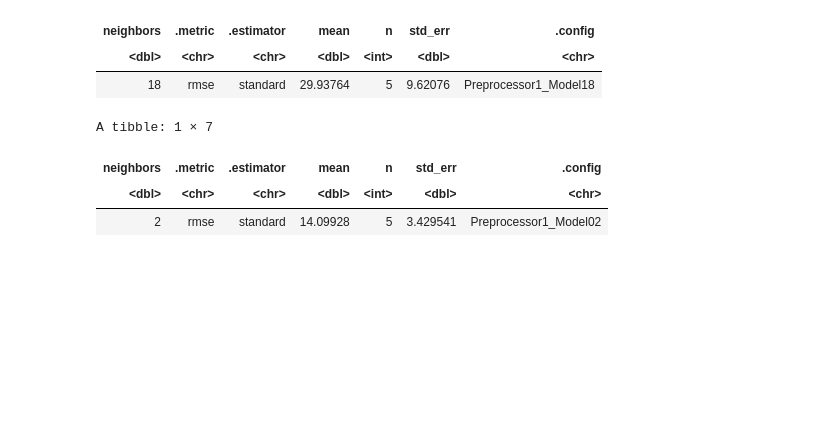
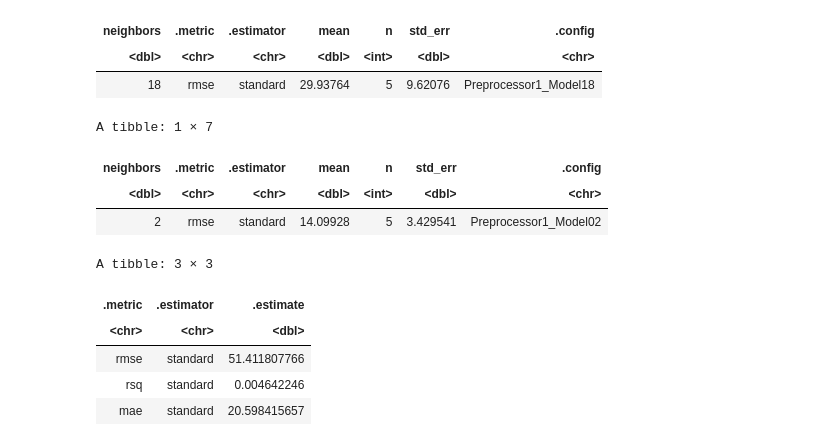
Before and after one commit to harpreeto6/Data_Science_Project, a Jupyter notebook: Minecraft_Analysis.ipynb, the cells around one changed output. Cells and saved outputs as stored; diff of their text form; code cells hidden in the pictures; blank space fills up the shorter version.

```diff
--- a/Minecraft_Analysis.ipynb
+++ b/Minecraft_Analysis.ipynb
@@ -264,3 +269,29 @@ A tibble: 1 × 7
 | neighbors | .metric | .estimator | mean | n | std_err | .config |
 | <dbl> | <chr> | <chr> | <dbl> | <int> | <dbl> | <chr> |
 | 2 | rmse | standard | 14.09928 | 5 | 3.429541 | Preprocessor1_Model02 |
+# %%
+k_min_age <- hours_age_min |>
+         pull(neighbors)
+
+hours_age_best_spec <- nearest_neighbor(weight_func = "rectangular", neighbors = k_min_age) |>
+         set_engine("kknn") |>
+         set_mode("regression")
+
+hours_age_best_fit <- workflow() |>
+         add_recipe(hours_age_recipe) |>
+         add_model(hours_age_best_spec) |>
+         fit(data = hours_age_training)
+
+hours_age_summary <- hours_age_best_fit |>
+          predict(hours_age_testing) |>
+          bind_cols(hours_age_testing) |>
+          metrics(truth = played_hours, estimate = .pred)
+
+hours_age_summary
+# %% [output]
+A tibble: 3 × 3
+| .metric | .estimator | .estimate |
+| <chr> | <chr> | <dbl> |
+| rmse | standard | 51.411807766 |
+| rsq | standard | 0.004642246 |
+| mae | standard | 20.598415657 |
```
Also changed, not shown: parts of 5 cells of this notebook.
